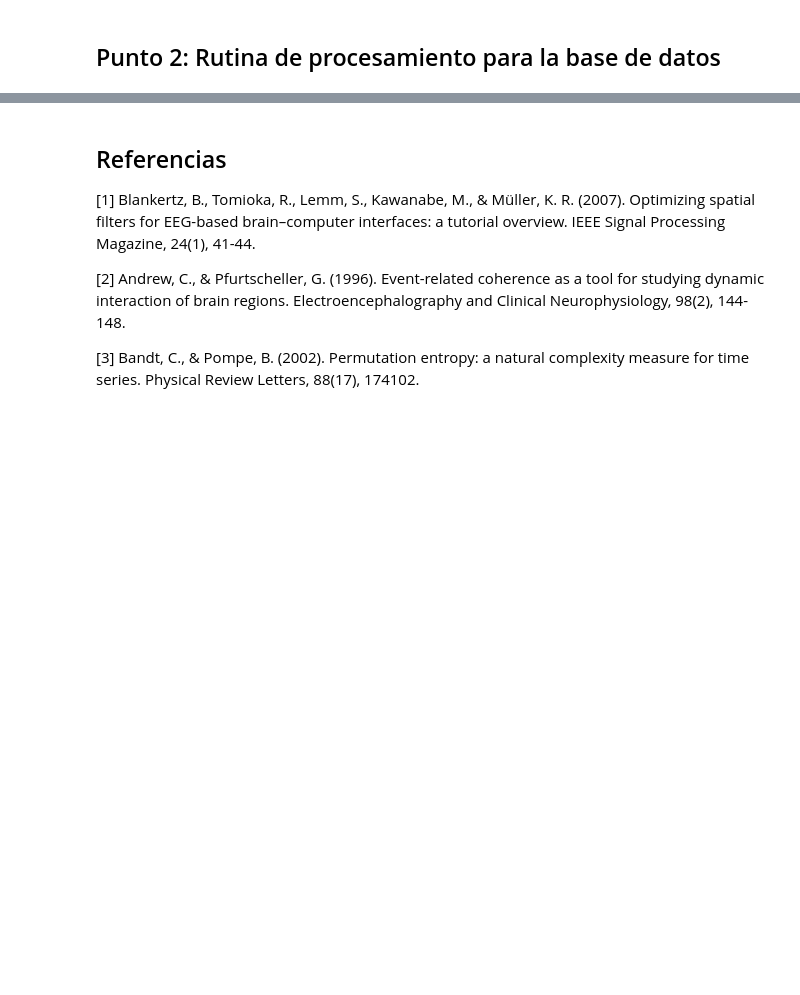
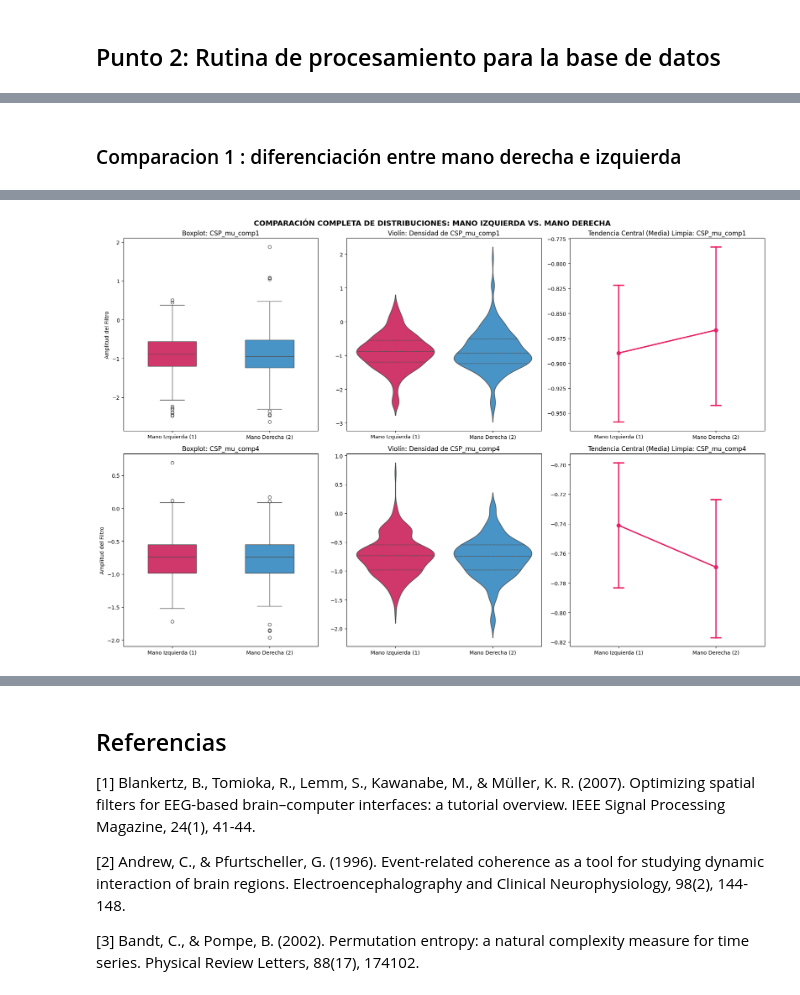
Before and after one commit to luhernandez12/Proyecto2-KarenAgudelo-LuisaHernandez, a Jupyter notebook: Codigo.ipynb, the cells around one changed output, grey strips where cells are left out. Drawn from its saved outputs; the diff is of its cells as text; code cells hidden in the pictures; blank space fills up the shorter version.

```diff
--- a/Codigo.ipynb
+++ b/Codigo.ipynb
@@ -694,0 +725,79 @@ pd.reset_option('display.max_rows')
+# %% [markdown]
+### Comparacion 1 : diferenciación entre mano derecha e izquierda
+# %%
+import seaborn as sns
+
+# SELECCIÓN Y FILTRADO DE DATOS PARA LA COMPARACIÓN MOTORIZADA
+# Se aíslan exclusivamente las tareas activas de movimiento (1: Izquierda, 2: Derecha)
+df_filtrado_movimiento = df_dataset_completo[df_dataset_completo['tarea'].isin([1, 2])].copy()
+
+# Asignación de etiquetas formales para la correcta interpretación de los ejes
+etiquetas_movimiento = {1: 'Mano Izquierda (1)', 2: 'Mano Derecha (2)'}
+df_filtrado_movimiento['Condición'] = df_filtrado_movimiento['tarea'].map(etiquetas_movimiento)
+
+# Variables CSP seleccionadas por su diseño matemático de varianza contrapuesta
+componentes_csp = ['CSP_mu_comp1', 'CSP_mu_comp4']
+
+# DEFINICIÓN DE LA PALETA DE COLORES PERSONALIZADA (Fucsia y Morado)
+paleta_girly = ['#E91E63', '#3498DB']
+
+# CONFIGURACIÓN DEL LIENZO GRÁFICO MULTIPANEL
+# Se establece una matriz de gráficos de 2 filas y 3 columnas
+fig, axes = plt.subplots(2, 3, figsize=(18, 12))
+
+for i, componente in enumerate(componentes_csp):
+
+    # REPRESENTACIÓN 1: DIAGRAMA DE CAJA Y BIGOTES (BOXPLOT)
+    sns.boxplot(
+        data=df_filtrado_movimiento,
+        x='Condición',
+        y=componente,
+        ax=axes[i, 0],
+        palette=paleta_girly,
+        width=0.5
+    )
+    axes[i, 0].set_title(f'Boxplot: {componente}')
+    axes[i, 0].set_xlabel('')
+    axes[i, 0].set_ylabel('Amplitud del Filtro')
+
+    # REPRESENTACIÓN 2: DIAGRAMA DE VIOLÍN (VIOLINPLOT)
+    # Se corrigió el parámetro 'x' para que use 'Condición' de manera consistente
+    sns.violinplot(
+        data=df_filtrado_movimiento,
+        x='Condición',
+        y=componente,
+        ax=axes[i, 1],
+        palette=paleta_girly,
+        inner='quartile',
+        bw_adjust=0.8
+    )
+    axes[i, 1].set_title(f'Violín: Densidad de {componente}')
+    axes[i, 1].set_xlabel('')
+    axes[i, 1].set_ylabel('')
+
+    # Configuración estricta de las etiquetas para evitar advertencias de Seaborn
+    axes[i, 1].set_xticks([0, 1])
+    axes[i, 1].set_xticklabels(['Mano Izquierda (1)', 'Mano Derecha (2)'])
+
+    # REPRESENTACIÓN 3: TENDENCIA CENTRAL LIMPIA (SÓLO POINTPLOT)
+    # Muestra únicamente la Media y su Intervalo de Confianza conectado por una línea morada oscura
+    sns.pointplot(
+        data=df_filtrado_movimiento,
+        x='Condición',
+        y=componente,
+        ax=axes[i, 2],
+        color='#E91E63',
+        estimator='mean',
+        errorbar='ci',
+        capsize=0.1,
+        linewidth=2.5
+    )
+    axes[i, 2].set_title(f'Tendencia Central (Media) Limpia: {componente}')
+    axes[i, 2].set_xlabel('')
+    axes[i, 2].set_ylabel('')
+
+# AJUSTES ESTÉTICOS GLOBALES DEL REPORTE VISUAL
+plt.suptitle('COMPARACIÓN COMPLETA DE DISTRIBUCIONES: MANO IZQUIERDA VS. MANO DERECHA', fontsize=14, fontweight='bold')
+plt.tight_layout()
+plt.show()
+# %% [output]
@@ -694,0 +819 @@ pd.reset_option('display.max_rows')
+[figure, added]
```
Also changed, not shown: parts of 14 cells of this notebook.
